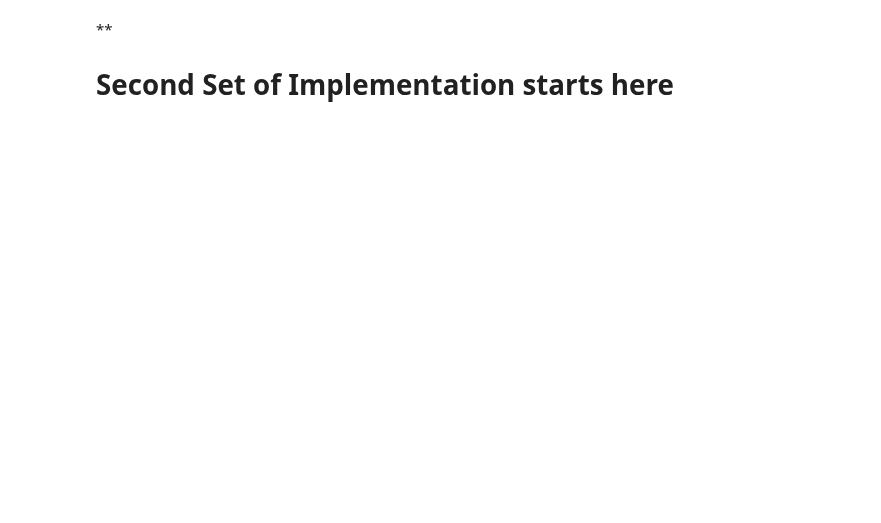
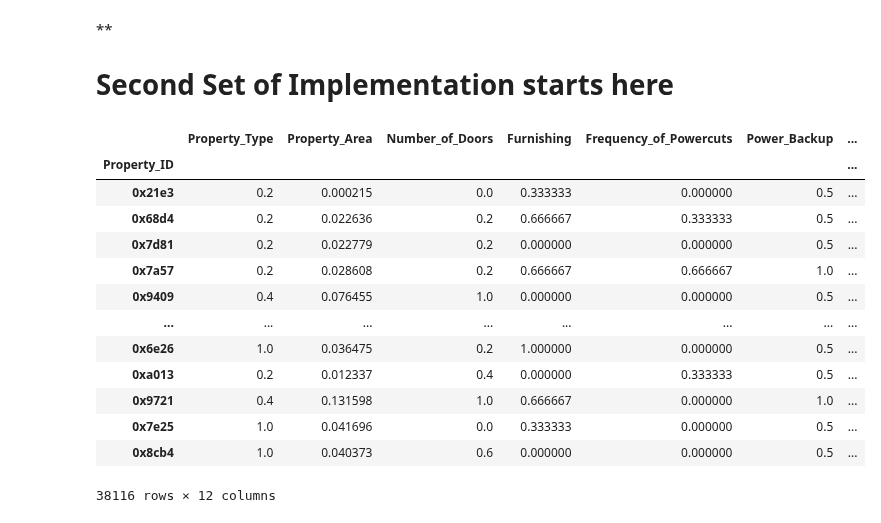
Before and after one commit to senbagaraman04/ml-basics, a Jupyter notebook: 2022/Hackerearth/ML-house/dataset/new_13Aug.ipynb, the cells around one changed output. Cells and saved outputs as stored; diff of their text form; code cells hidden in the pictures; blank space fills up the shorter version.

```diff
--- a/2022/Hackerearth/ML-house/dataset/new_13Aug.ipynb
+++ b/2022/Hackerearth/ML-house/dataset/new_13Aug.ipynb
@@ -505,3 +505,20 @@ output.head()
 
 df2 = pd.read_csv("train.csv", index_col="Property_ID");
 X_test2 = pd.read_csv("test.csv", index_col= "Property_ID");
+# %%
+df.dropna(subset = ['Dust_and_Noise', 'Crime_Rate', 'Frequency_of_Powercuts', 'Furnishing'])
+# %% [output]
+|  | Property_Type | Property_Area | Number_of_Doors | Furnishing | Frequency_of_Powercuts | Power_Backup | ... |
+| Property_ID |  |  |  |  |  |  | ... |
+| 0x21e3 | 0.2 | 0.000215 | 0.0 | 0.333333 | 0.000000 | 0.5 | ... |
+| 0x68d4 | 0.2 | 0.022636 | 0.2 | 0.666667 | 0.333333 | 0.5 | ... |
+| 0x7d81 | 0.2 | 0.022779 | 0.2 | 0.000000 | 0.000000 | 0.5 | ... |
+| 0x7a57 | 0.2 | 0.028608 | 0.2 | 0.666667 | 0.666667 | 1.0 | ... |
+| 0x9409 | 0.4 | 0.076455 | 1.0 | 0.000000 | 0.000000 | 0.5 | ... |
+| ... | ... | ... | ... | ... | ... | ... | ... |
+| 0x6e26 | 1.0 | 0.036475 | 0.2 | 1.000000 | 0.000000 | 0.5 | ... |
+| 0xa013 | 0.2 | 0.012337 | 0.4 | 0.000000 | 0.333333 | 0.5 | ... |
+| 0x9721 | 0.4 | 0.131598 | 1.0 | 0.666667 | 0.000000 | 1.0 | ... |
+| 0x7e25 | 1.0 | 0.041696 | 0.0 | 0.333333 | 0.000000 | 0.5 | ... |
+| 0x8cb4 | 1.0 | 0.040373 | 0.6 | 0.000000 | 0.000000 | 0.5 | ... |
+38116 rows × 12 columns
```
Also changed, not shown: parts of 6 cells of this notebook, 1 other file.
